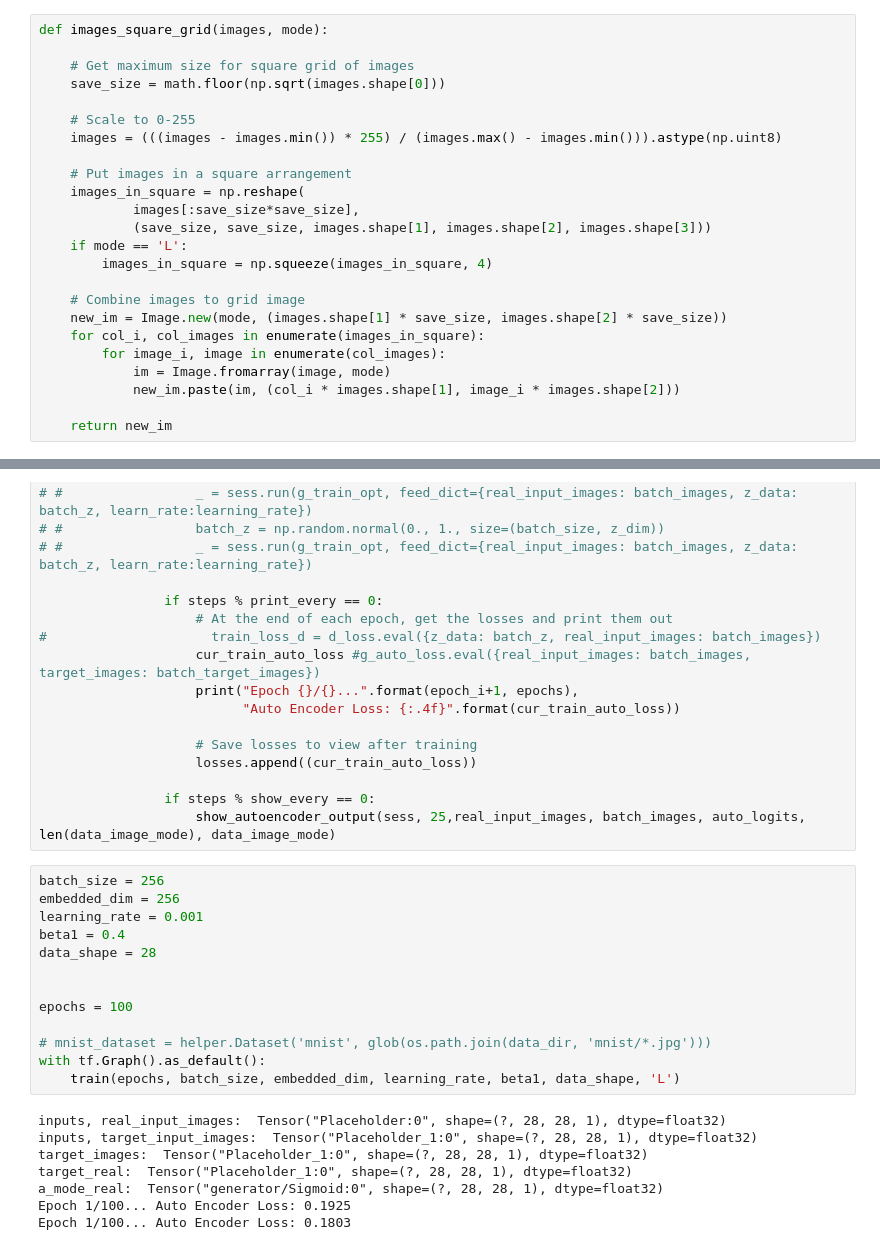
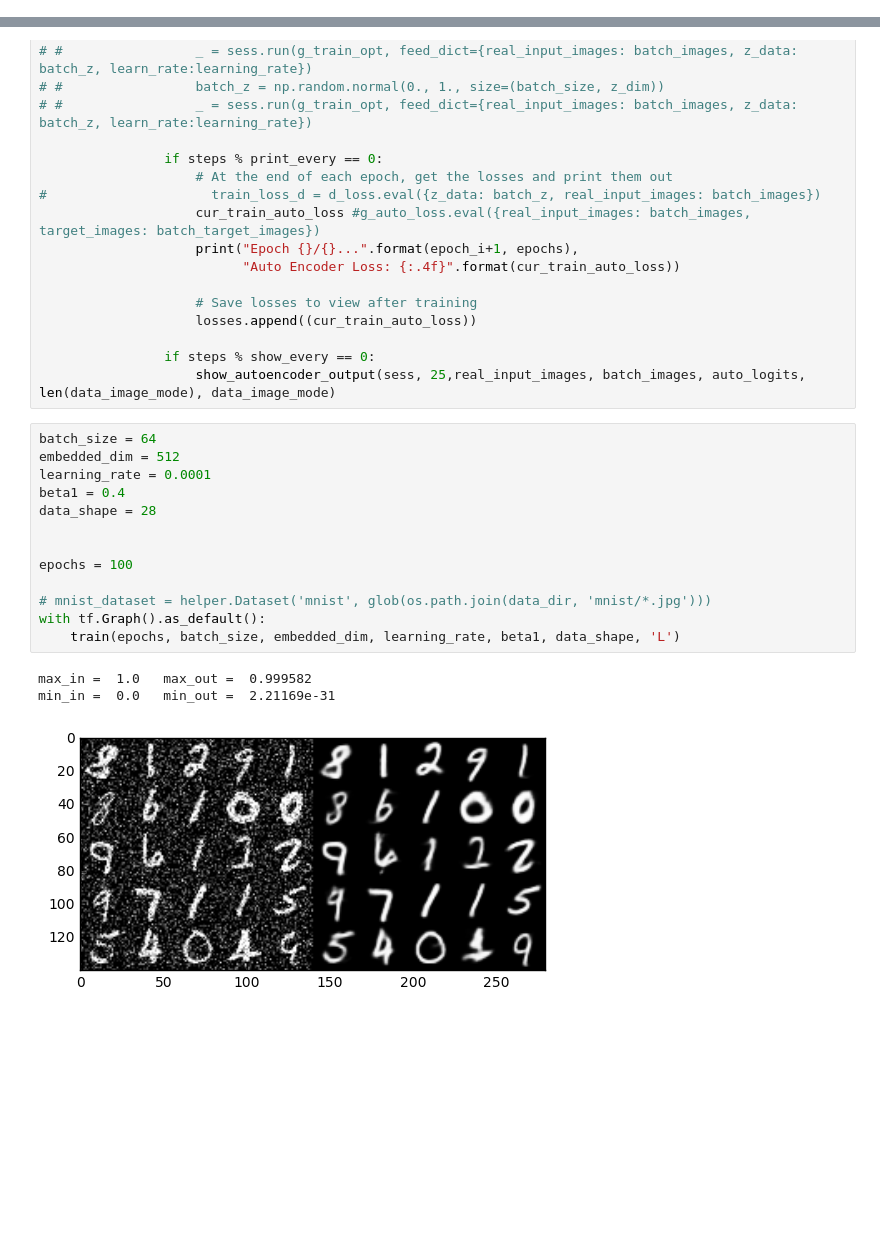
Before and after one commit to drburke/tensorflow, a Jupyter notebook: SENs/SENs_MNIST.ipynb, the cells around one changed output, grey strips where cells are left out. Saved outputs shown, nothing was run; the diff lists cells and outputs as text; blank space fills up the shorter version.

```diff
--- a/SENs/SENs_MNIST.ipynb
+++ b/SENs/SENs_MNIST.ipynb
@@ -21,28 +24,4 @@ Extracting MNIST_data/train-images-idx3-ubyte.gz
 Extracting MNIST_data/train-labels-idx1-ubyte.gz
 Extracting MNIST_data/t10k-images-idx3-ubyte.gz
 Extracting MNIST_data/t10k-labels-idx1-ubyte.gz
-# %%
-def images_square_grid(images, mode):
-
-    # Get maximum size for square grid of images
-    save_size = math.floor(np.sqrt(images.shape[0]))
-
-    # Scale to 0-255
-    images = (((images - images.min()) * 255) / (images.max() - images.min())).astype(np.uint8)
-
-    # Put images in a square arrangement
-    images_in_square = np.reshape(
-            images[:save_size*save_size],
-            (save_size, save_size, images.shape[1], images.shape[2], images.shape[3]))
-    if mode == 'L':
-        images_in_square = np.squeeze(images_in_square, 4)
-
-    # Combine images to grid image
-    new_im = Image.new(mode, (images.shape[1] * save_size, images.shape[2] * save_size))
-    for col_i, col_images in enumerate(images_in_square):
-        for image_i, image in enumerate(col_images):
-            im = Image.fromarray(image, mode)
-            new_im.paste(im, (col_i * images.shape[1], image_i * images.shape[2]))
-
-    return new_im
 # %%
@@ -451,23 +432,19 @@ def train(epoch_count, batch_size, embedded_dim, learning_rate, beta1, data_shap
                 if steps % show_every == 0:
                     show_autoencoder_output(sess, 25,real_input_images, batch_images, auto_logits, len(data_image_mode), data_image_mode)
 # %%
-batch_size = 256
-embedded_dim = 256
-learning_rate = 0.001
+batch_size = 64
+embedded_dim = 512
+learning_rate = 0.0001
 beta1 = 0.4
 data_shape = 28
 
 
 epochs = 100
 
 # mnist_dataset = helper.Dataset('mnist', glob(os.path.join(data_dir, 'mnist/*.jpg')))
 with tf.Graph().as_default():
     train(epochs, batch_size, embedded_dim, learning_rate, beta1, data_shape, 'L')
 # %% [output]
-inputs, real_input_images:  Tensor("Placeholder:0", shape=(?, 28, 28, 1), dtype=float32)
-inputs, target_input_images:  Tensor("Placeholder_1:0", shape=(?, 28, 28, 1), dtype=float32)
-target_images:  Tensor("Placeholder_1:0", shape=(?, 28, 28, 1), dtype=float32)
-target_real:  Tensor("Placeholder_1:0", shape=(?, 28, 28, 1), dtype=float32)
-a_mode_real:  Tensor("generator/Sigmoid:0", shape=(?, 28, 28, 1), dtype=float32)
-Epoch 1/100... Auto Encoder Loss: 0.1925
-Epoch 1/100... Auto Encoder Loss: 0.1803
+max_in =  1.0   max_out =  0.999582
+min_in =  0.0   min_out =  2.21169e-31
+[figure, added]
```
Also changed, not shown: parts of 3 cells of this notebook, 2 other files.
